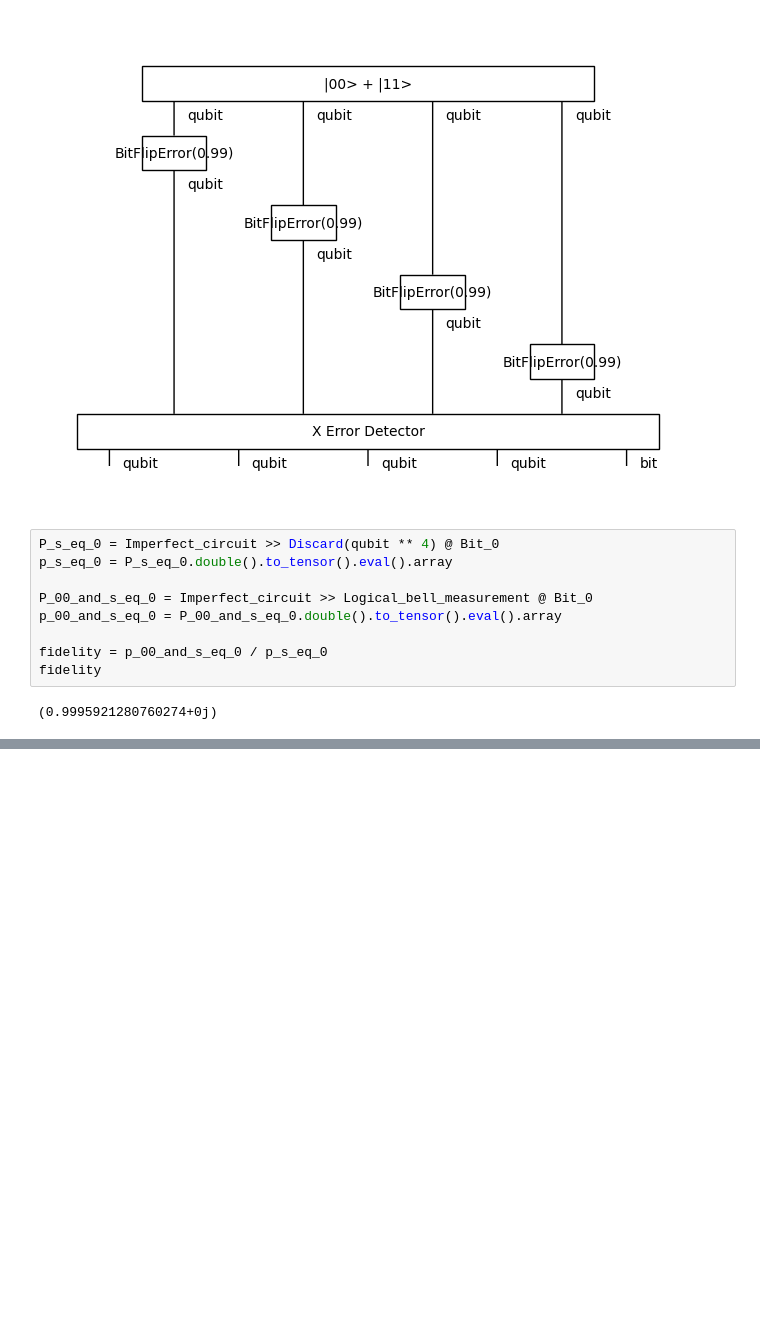
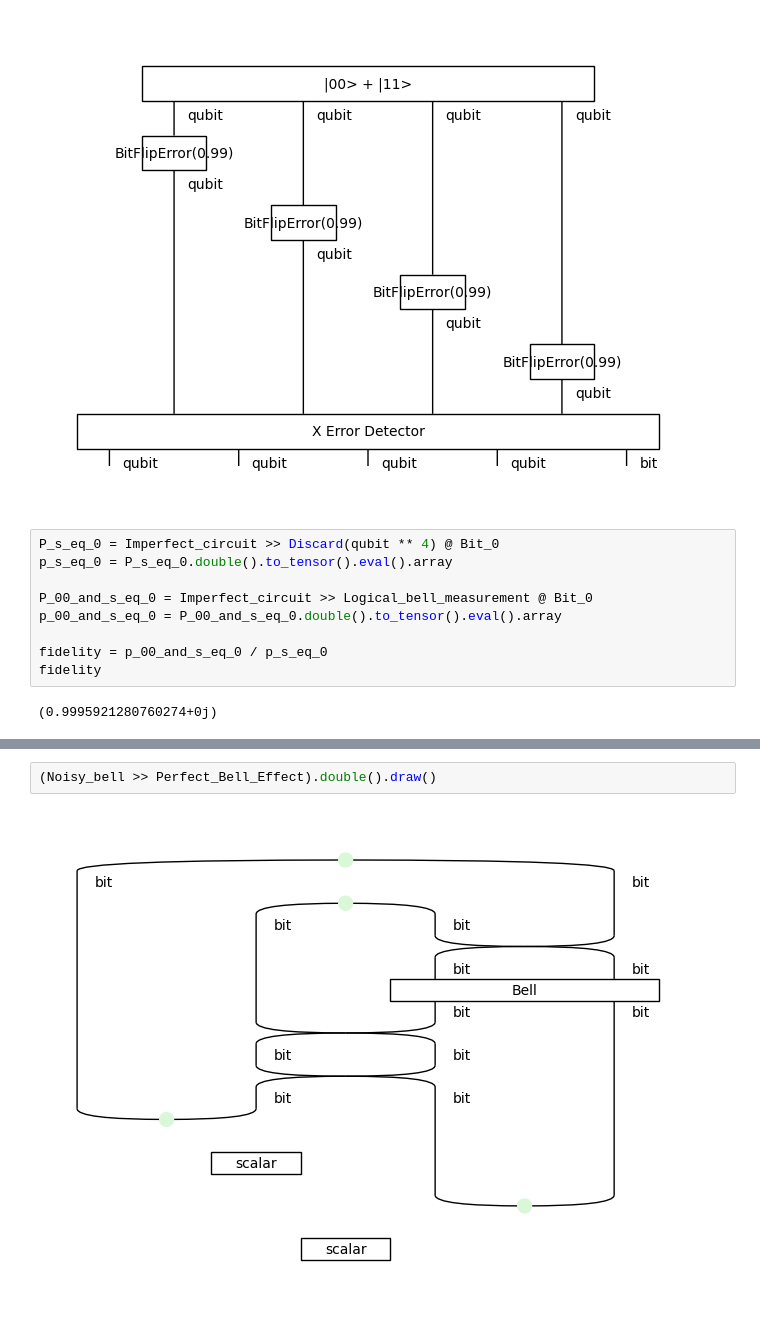
Before and after one commit to quantinuum-dev/optyx, a Jupyter notebook: notebooks/distributed-422-code.ipynb, the cells around one changed output, grey strips where cells are left out. Cells and saved outputs as stored; diff of their text form; blank space fills up the shorter version.

```diff
--- a/notebooks/distributed-422-code.ipynb
+++ b/notebooks/distributed-422-code.ipynb
@@ -157,0 +220,4 @@ fidelity
+# %%
+(Noisy_bell >> Perfect_Bell_Effect).double().draw()
+# %% [output]
+[figure, added]
```
Also changed, not shown: parts of 9 cells of this notebook, 2 other files.
